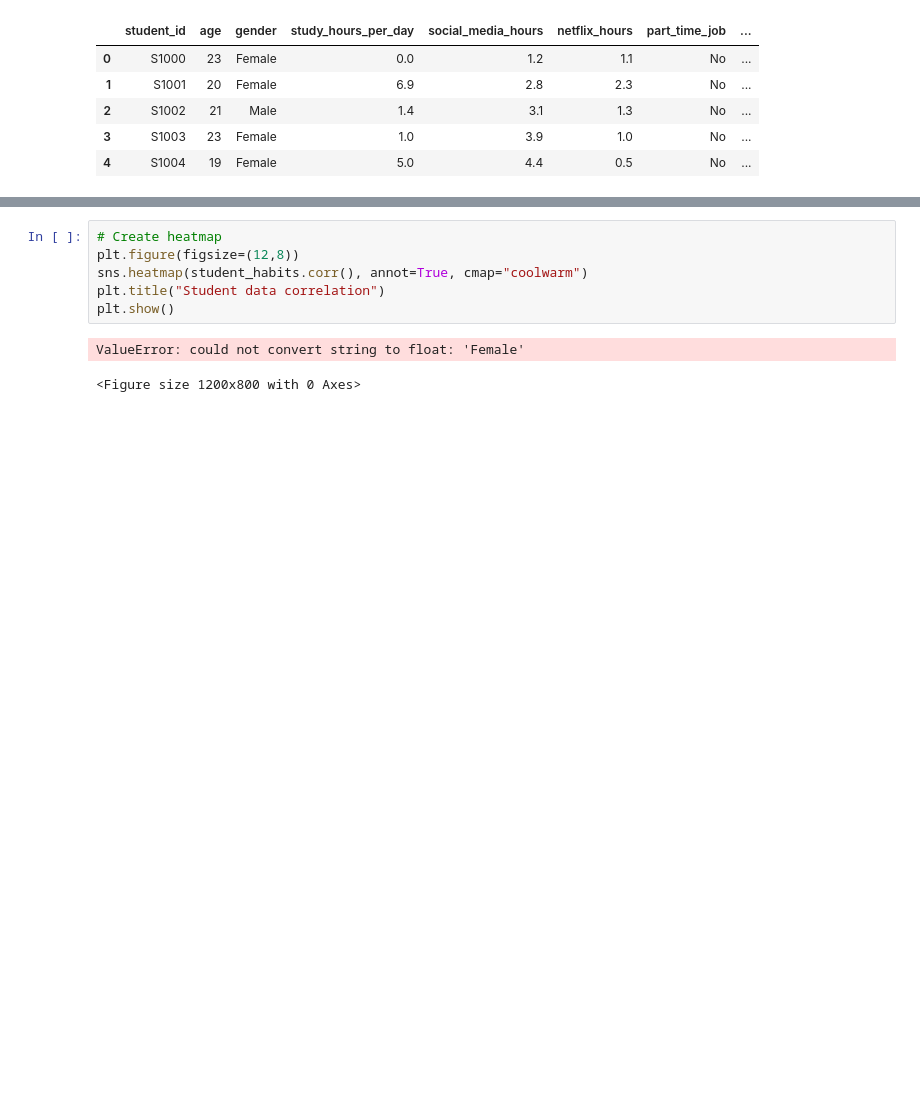
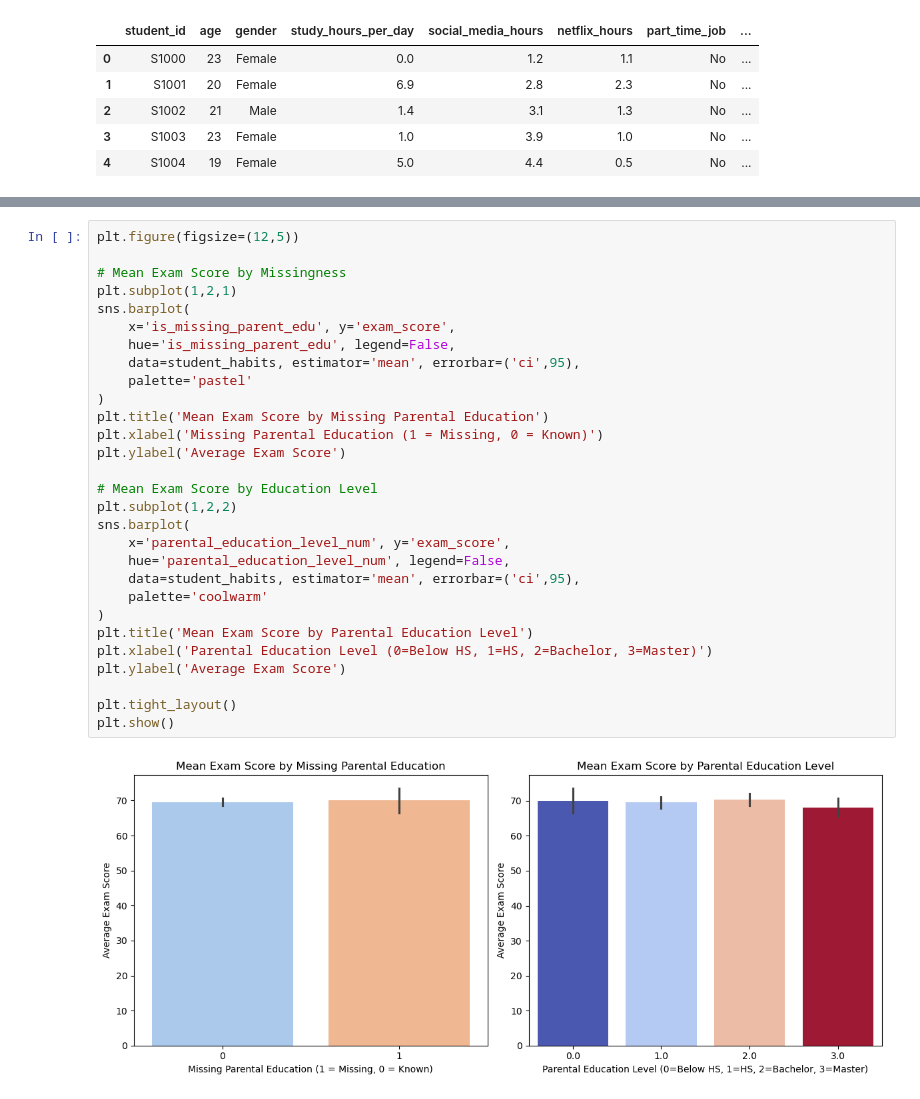
Before and after one commit to USD-AAI-500-Stats-Group-2/Stats500FinalProject, a Jupyter notebook: paul/Data_Analysis.ipynb, the cells around one changed output, grey strips where cells are left out. Saved outputs shown, nothing was run; the diff lists cells and outputs as text; blank space fills up the shorter version.

```diff
--- a/paul/Data_Analysis.ipynb
+++ b/paul/Data_Analysis.ipynb
@@ -68,10 +252,32 @@ No missing values
 # %%
-# Create heatmap
-plt.figure(figsize=(12,8))
-sns.heatmap(student_habits.corr(), annot=True, cmap="coolwarm")
-plt.title("Student data correlation")
+plt.figure(figsize=(12,5))
+
+# Mean Exam Score by Missingness
+plt.subplot(1,2,1)
+sns.barplot(
+    x='is_missing_parent_edu', y='exam_score',
+    hue='is_missing_parent_edu', legend=False,
+    data=student_habits, estimator='mean', errorbar=('ci',95),
+    palette='pastel'
+)
+plt.title('Mean Exam Score by Missing Parental Education')
+plt.xlabel('Missing Parental Education (1 = Missing, 0 = Known)')
+plt.ylabel('Average Exam Score')
+
+# Mean Exam Score by Education Level
+plt.subplot(1,2,2)
+sns.barplot(
+    x='parental_education_level_num', y='exam_score',
+    hue='parental_education_level_num', legend=False,
+    data=student_habits, estimator='mean', errorbar=('ci',95),
+    palette='coolwarm'
+)
+plt.title('Mean Exam Score by Parental Education Level')
+plt.xlabel('Parental Education Level (0=Below HS, 1=HS, 2=Bachelor, 3=Master)')
+plt.ylabel('Average Exam Score')
+
+plt.tight_layout()
 plt.show()
 # %% [output]
-ValueError: could not convert string to float: 'Female'
-<Figure size 1200x800 with 0 Axes>
+[figure, added]
 # %% [markdown]
```
Also changed, not shown: parts of 31 cells of this notebook.
